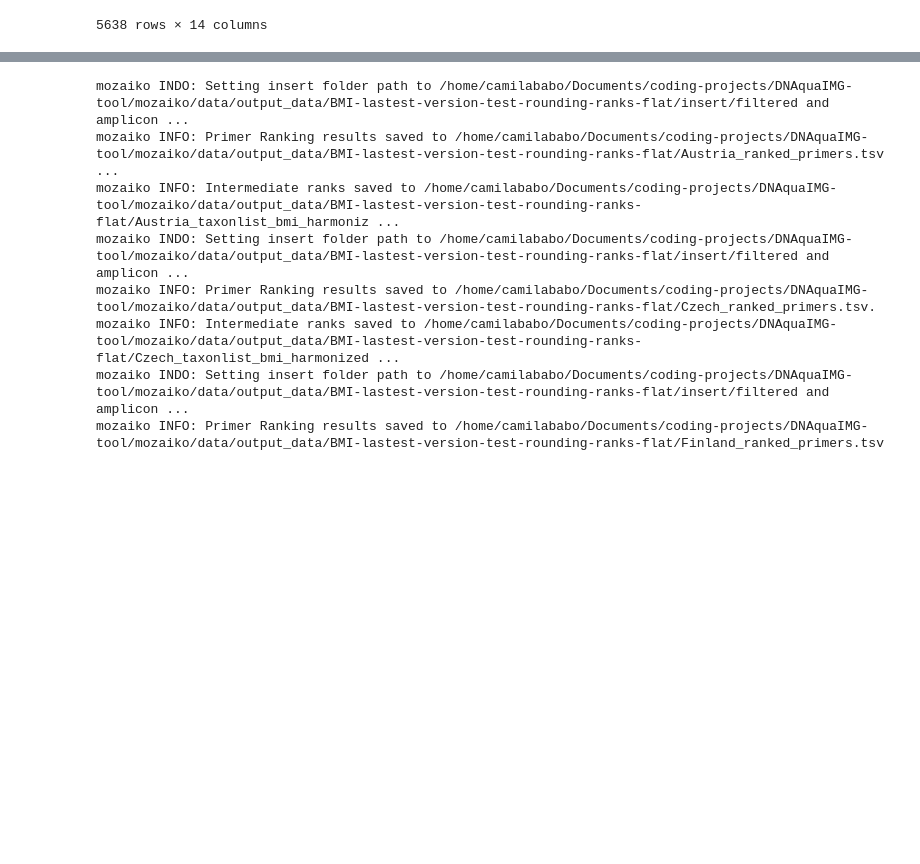
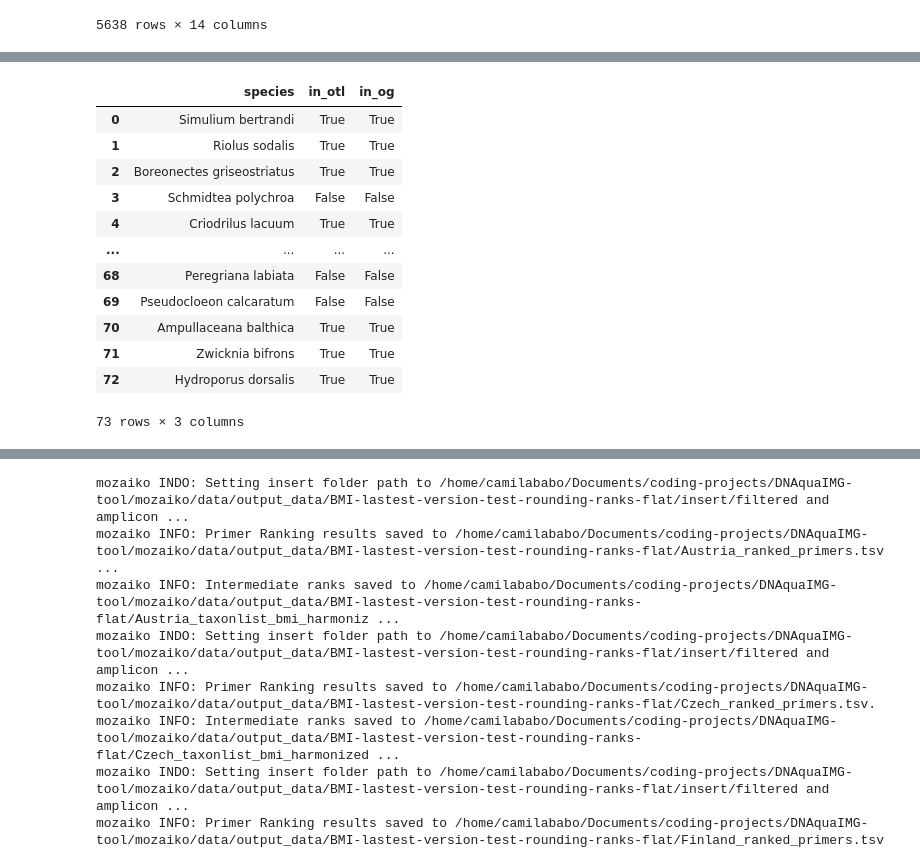
Before and after one commit to CIBIO-BU/mozaiko, a Jupyter notebook: draft.ipynb, the cells around one changed output, grey strips where cells are left out. Cells and saved outputs as stored; diff of their text form; code cells hidden in the pictures; blank space fills up the shorter version.

```diff
--- a/draft.ipynb
+++ b/draft.ipynb
@@ -5068,0 +5085,9 @@ germ_taxa.to_csv('germany_taxa.tsv', sep='\t', index=False)
+# %%
+otl_sp = germ_otl[['species']]
+# %%
+otl_harm_harm = pd.read_csv(otl_path, sep='\t')
+otl_harm_harm_sp = otl_harm_harm[['species']]
+# %%
+import pandas as pd
+gap = pd.read_csv("/home/camilababo/Documents/gap.csv", sep='\t')
+gap
@@ -5068,0 +5108,5 @@ germ_taxa.to_csv('germany_taxa.tsv', sep='\t', index=False)
+# %%
+# check if all rows in gap are present in otl_sp
+gap_in_otl = gap['species'].isin(otl_sp['species'])
+gap['in_otl'] = gap_in_otl
+gap
@@ -5068,0 +5127,18 @@ germ_taxa.to_csv('germany_taxa.tsv', sep='\t', index=False)
+# %%
+gap_in_og = gap['species'].isin(otl_harm_harm_sp['species'])
+gap['in_og'] = gap_in_og
+gap
+# %% [output]
+|  | species | in_otl | in_og |
+| 0 | Simulium bertrandi | True | True |
+| 1 | Riolus sodalis | True | True |
+| 2 | Boreonectes griseostriatus | True | True |
+| 3 | Schmidtea polychroa | False | False |
+| 4 | Criodrilus lacuum | True | True |
+| ... | ... | ... | ... |
+| 68 | Peregriana labiata | False | False |
+| 69 | Pseudocloeon calcaratum | False | False |
+| 70 | Ampullaceana balthica | True | True |
+| 71 | Zwicknia bifrons | True | True |
+| 72 | Hydroporus dorsalis | True | True |
+73 rows × 3 columns
```
Also changed, not shown: parts of 12 cells of this notebook, 2 other files.
